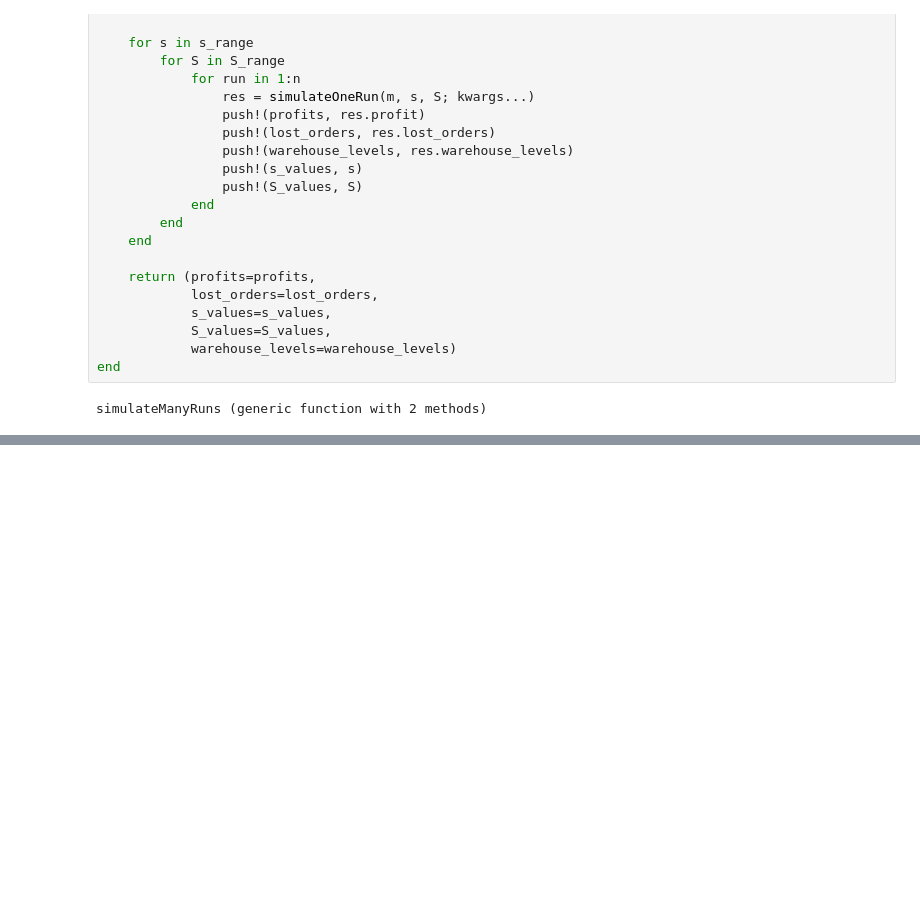
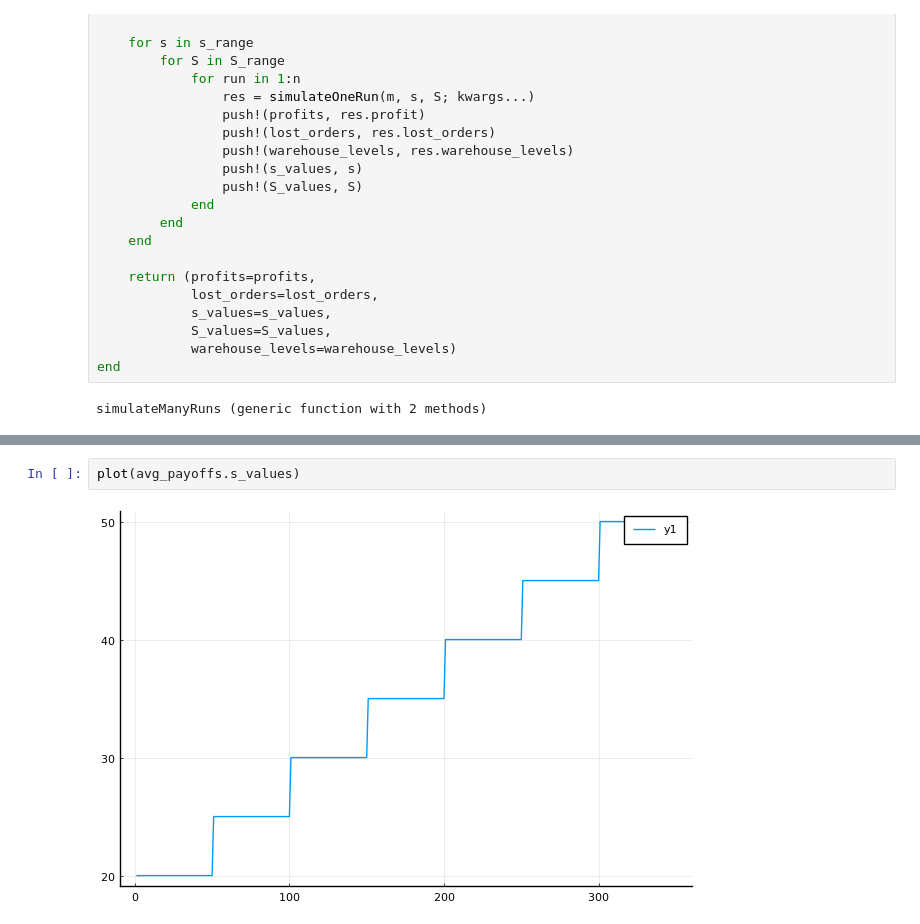
Before and after one commit to agomolka/MASem2InventoryOptimization, a Jupyter notebook: inventory_optimization.ipynb, the cells around one changed output, grey strips where cells are left out. Drawn from its saved outputs; the diff is of its cells as text; blank space fills up the shorter version.

```diff
--- a/inventory_optimization.ipynb
+++ b/inventory_optimization.ipynb
@@ -359,0 +376,4 @@ results = simulateManyRuns(n, m, s_range, S_range; kwargs...)
+# %%
+plot(avg_payoffs.s_values)
+# %% [output]
+[figure, added]
```
Also changed, not shown: parts of 5 cells of this notebook.
